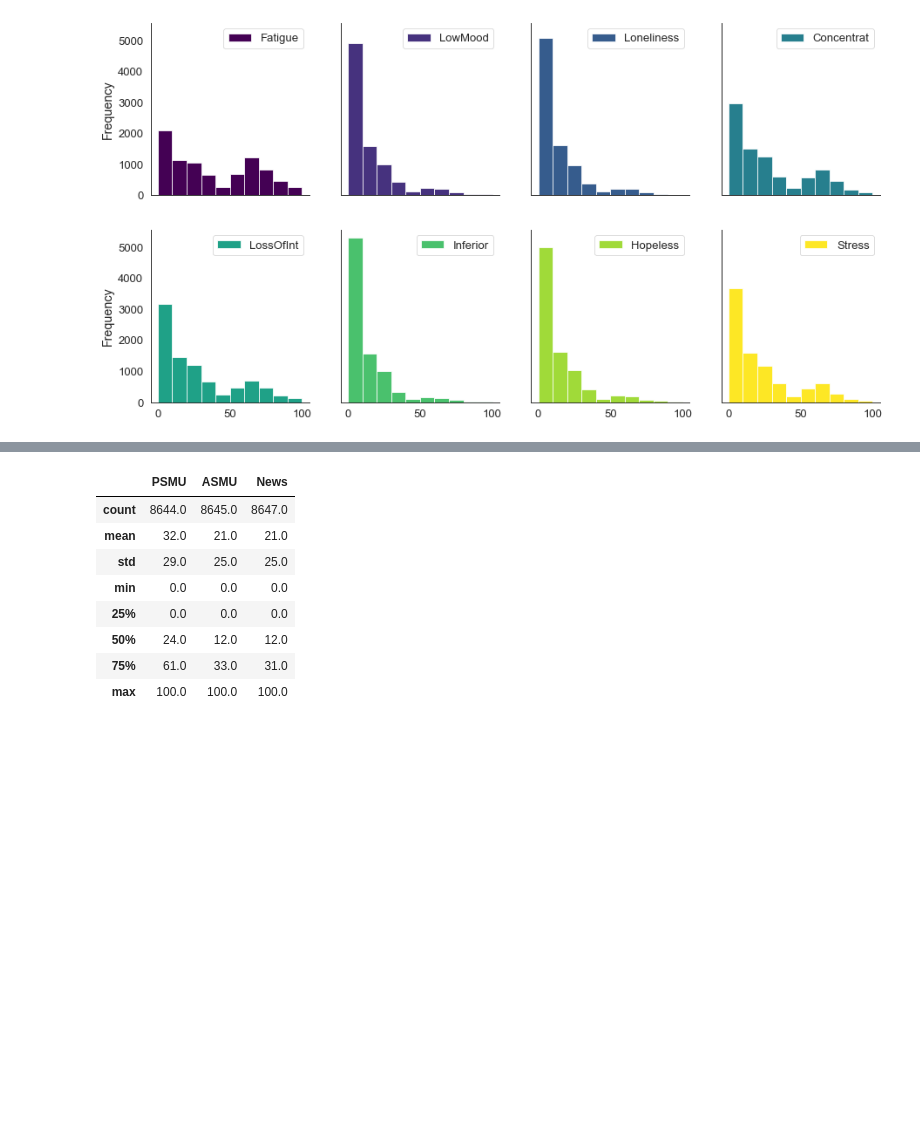
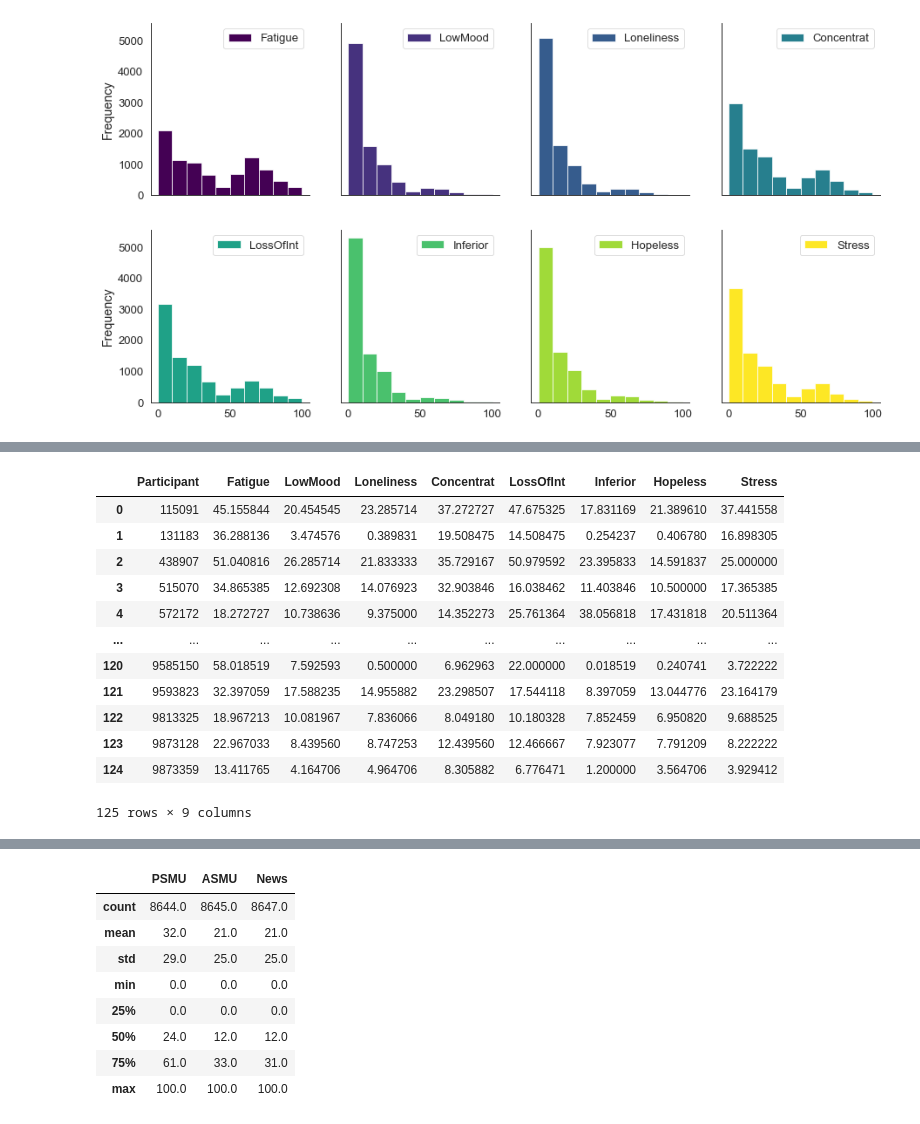
Before and after one commit to serNAVARRO7/AISaturdays-depresion-rrss, a Jupyter notebook: scripts/EDA-depresion-rrss.ipynb, the cells around one changed output, grey strips where cells are left out. Drawn from its saved outputs; the diff is of its cells as text; code cells hidden in the pictures; blank space fills up the shorter version.

```diff
--- a/scripts/EDA-depresion-rrss.ipynb
+++ b/scripts/EDA-depresion-rrss.ipynb
@@ -166,0 +203,17 @@ plt.savefig('../figures/ESM_quest-hist.png')
+# %%
+participantMean = data.groupby(["Participant"], as_index=False)[['Fatigue', 'LowMood', 'Loneliness', 'Concentrat', 'LossOfInt', 'Inferior', 'Hopeless', 'Stress']].mean()
+participantMean
+# %% [output]
+|  | Participant | Fatigue | LowMood | Loneliness | Concentrat | LossOfInt | Inferior | Hopeless | Stress |
+| 0 | 115091 | 45.155844 | 20.454545 | 23.285714 | 37.272727 | 47.675325 | 17.831169 | 21.389610 | 37.441558 |
+| 1 | 131183 | 36.288136 | 3.474576 | 0.389831 | 19.508475 | 14.508475 | 0.254237 | 0.406780 | 16.898305 |
+| 2 | 438907 | 51.040816 | 26.285714 | 21.833333 | 35.729167 | 50.979592 | 23.395833 | 14.591837 | 25.000000 |
+| 3 | 515070 | 34.865385 | 12.692308 | 14.076923 | 32.903846 | 16.038462 | 11.403846 | 10.500000 | 17.365385 |
+| 4 | 572172 | 18.272727 | 10.738636 | 9.375000 | 14.352273 | 25.761364 | 38.056818 | 17.431818 | 20.511364 |
+| ... | ... | ... | ... | ... | ... | ... | ... | ... | ... |
+| 120 | 9585150 | 58.018519 | 7.592593 | 0.500000 | 6.962963 | 22.000000 | 0.018519 | 0.240741 | 3.722222 |
+| 121 | 9593823 | 32.397059 | 17.588235 | 14.955882 | 23.298507 | 17.544118 | 8.397059 | 13.044776 | 23.164179 |
+| 122 | 9813325 | 18.967213 | 10.081967 | 7.836066 | 8.049180 | 10.180328 | 7.852459 | 6.950820 | 9.688525 |
+| 123 | 9873128 | 22.967033 | 8.439560 | 8.747253 | 12.439560 | 12.466667 | 7.923077 | 7.791209 | 8.222222 |
+| 124 | 9873359 | 13.411765 | 4.164706 | 4.964706 | 8.305882 | 6.776471 | 1.200000 | 3.564706 | 3.929412 |
+125 rows × 9 columns
```
Also changed, not shown: parts of 4 cells of this notebook, 2 other files.
